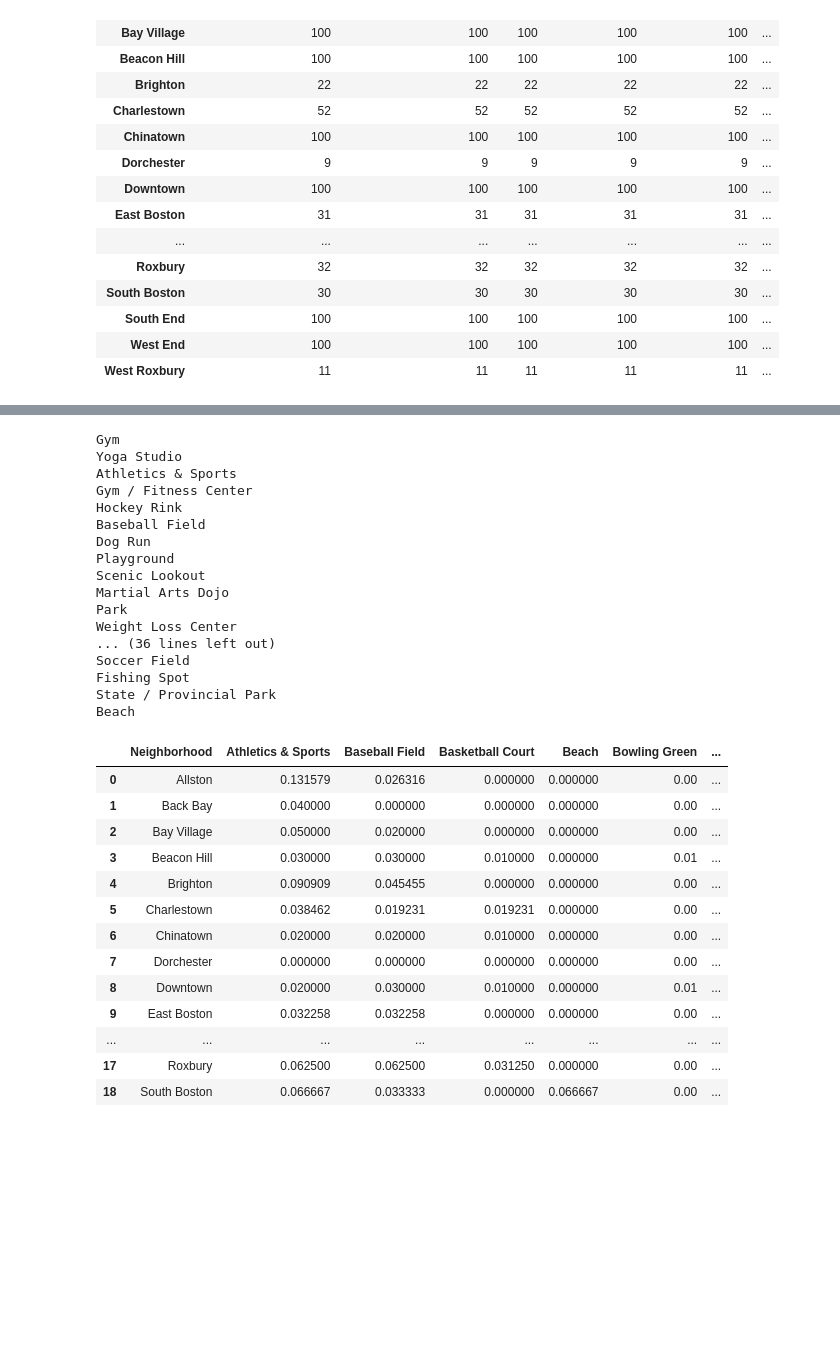
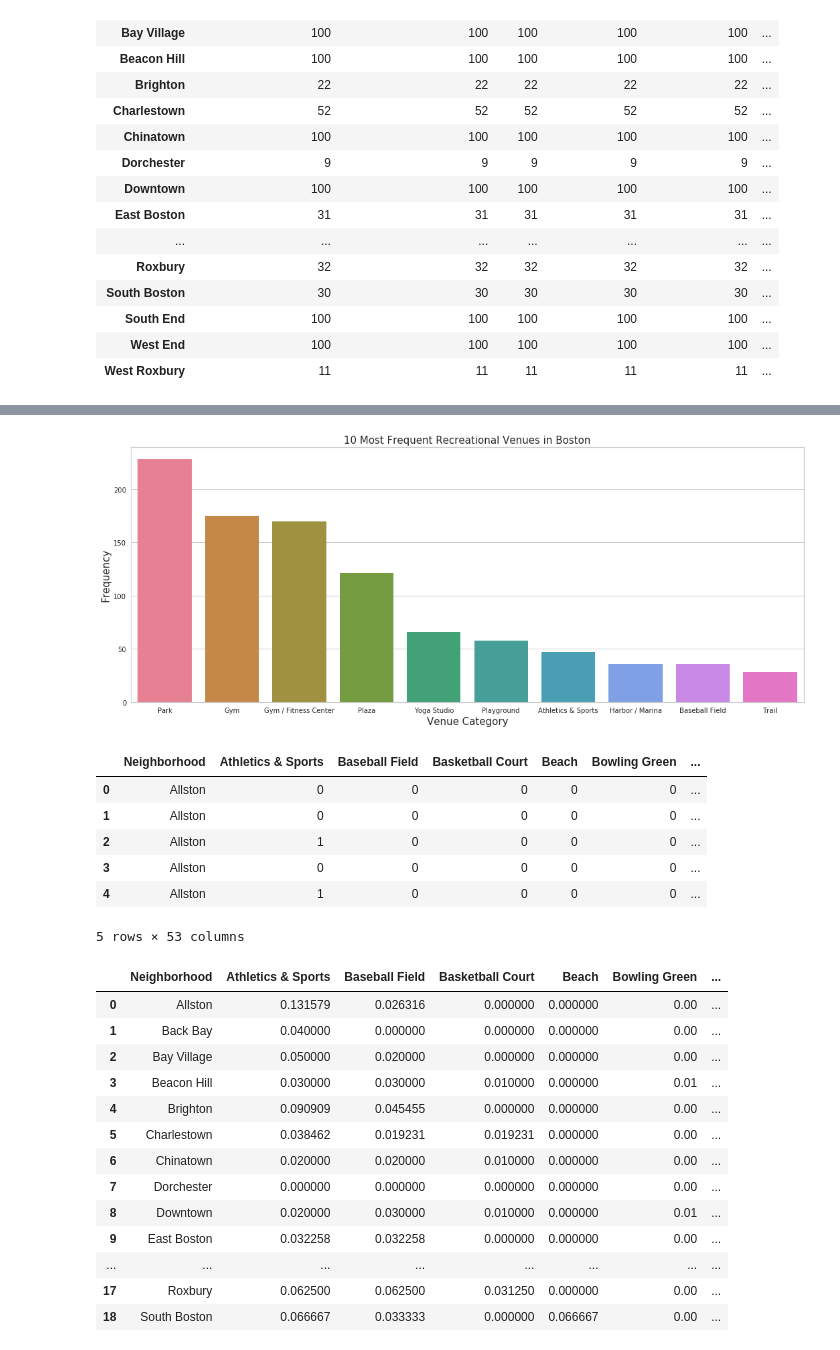
Before and after one commit to chitvansaggu/Boston-Recreation-Tour, a Jupyter notebook: Boston Recreation Tour.ipynb, the cells around one changed output, grey strips where cells are left out. Drawn from its saved outputs; the diff is of its cells as text; code cells hidden in the pictures; blank space fills up the shorter version.

```diff
--- a/Boston Recreation Tour.ipynb
+++ b/Boston Recreation Tour.ipynb
@@ -289,3 +291,11 @@ There are 52 unique categories.
 | South End | 100 | 100 | 100 | 100 | 100 | ... |
 | West End | 100 | 100 | 100 | 100 | 100 | ... |
 | West Roxbury | 11 | 11 | 11 | 11 | 11 | ... |
+# %%
+#visualization of the most frequent recreational spots in Boston
+mostpop= boston_venues.groupby('Venue Category').count()
+mostpop.drop(columns = ['Neighborhood Latitude', 'Neighborhood Longitude', 'Venue'])
+mostpop = mostpop.sort_values(by = 'Neighborhood', ascending = False)
+mostpop= mostpop[0:10]
+mostpop.reset_index(inplace=True)
+mostpop
@@ -292,3 +314,15 @@ There are 52 unique categories.
+# %%
+fig = plt.figure(figsize=(18,7))
+s=sns.barplot(x="Venue Category", y="Neighborhood",  palette="husl",saturation = 0.75, data=mostpop)
+sns.set_context("paper")
+s.set_xticklabels(s.get_xticklabels())
+plt.title('10 Most Frequent Recreational Venues in Boston', fontsize=15)
+plt.xlabel("Venue Category", fontsize=15)
+plt.ylabel ("Frequency", fontsize=15)
+plt.savefig("Most_Freq_Venues.png", dpi=300)
+plt.show()
+# %% [output]
+[figure, added]
 # %%
 boston_onehot = pd.get_dummies(boston_venues[['Venue Category']], prefix="", prefix_sep="")
 
@@ -302,26 +336,14 @@ fixed_columns = [boston_onehot.columns[-1] ]+ list(boston_onehot.columns[:-1])
 boston_onehot = boston_onehot[fixed_columns]
 
 boston_onehot.head()
-for c in boston_venues['Venue Category'].unique():
-    print(c)
 # %% [output]
+|  | Neighborhood | Athletics & Sports | Baseball Field | Basketball Court | Beach | Bowling Green | ... |
+| 0 | Allston | 0 | 0 | 0 | 0 | 0 | ... |
+| 1 | Allston | 0 | 0 | 0 | 0 | 0 | ... |
+| 2 | Allston | 1 | 0 | 0 | 0 | 0 | ... |
+| 3 | Allston | 0 | 0 | 0 | 0 | 0 | ... |
+| 4 | Allston | 1 | 0 | 0 | 0 | 0 | ... |
-Gym
-Yoga Studio
-Athletics & Sports
-Gym / Fitness Center
-Hockey Rink
-Baseball Field
-Dog Run
-Playground
-Scenic Lookout
-Martial Arts Dojo
-Park
-Weight Loss Center
-... (36 lines left out)
-Soccer Field
-Fishing Spot
-State / Provincial Park
-Beach
+5 rows × 53 columns
 # %%
 boston_grouped = boston_onehot.groupby('Neighborhood').mean().reset_index()
 boston_grouped
```
Also changed, not shown: parts of 8 cells of this notebook.
